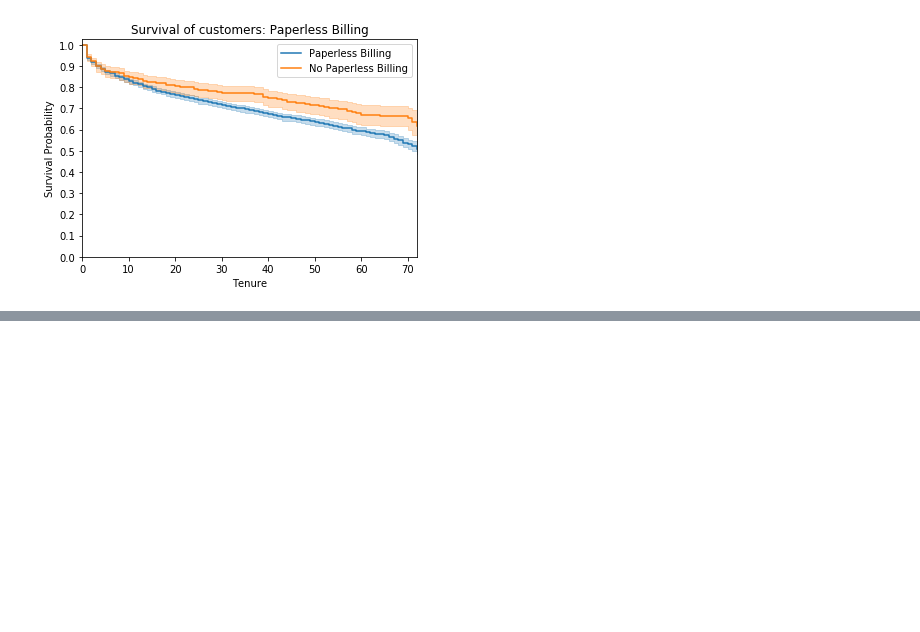
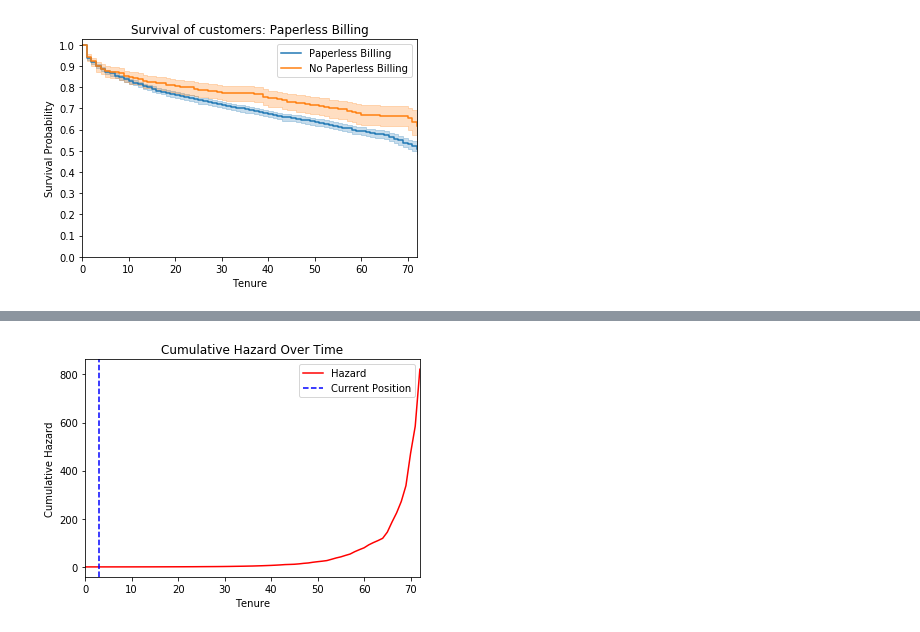
Before and after one commit to archd3sai/Customer-Survival-Analysis-and-Churn-Prediction, a Jupyter notebook: Customers Survival Analysis.ipynb, the cells around one changed output, grey strips where cells are left out. Drawn from its saved outputs; the diff is of its cells as text; code cells hidden in the pictures; blank space fills up the shorter version.

```diff
--- a/Customers Survival Analysis.ipynb
+++ b/Customers Survival Analysis.ipynb
@@ -745,0 +797,12 @@ degrees_of_freedom = 1
+# %%
+test_id = regression_df.sample(1)
+# %%
+fig, ax = plt.subplots()
+cph.predict_cumulative_hazard(test_id).plot(ax = ax, color = 'red')
+plt.axvline(x=test_id.tenure.values[0], color = 'blue', linestyle='--')
+plt.legend(labels=['Hazard','Current Position'])
+ax.set_xlabel('Tenure', size = 10)
+ax.set_ylabel('Cumulative Hazard', size = 10)
+ax.set_title('Cumulative Hazard Over Time');
+# %% [output]
+[figure, added]
```
Also changed, not shown: parts of 15 cells of this notebook, 4 other files.
